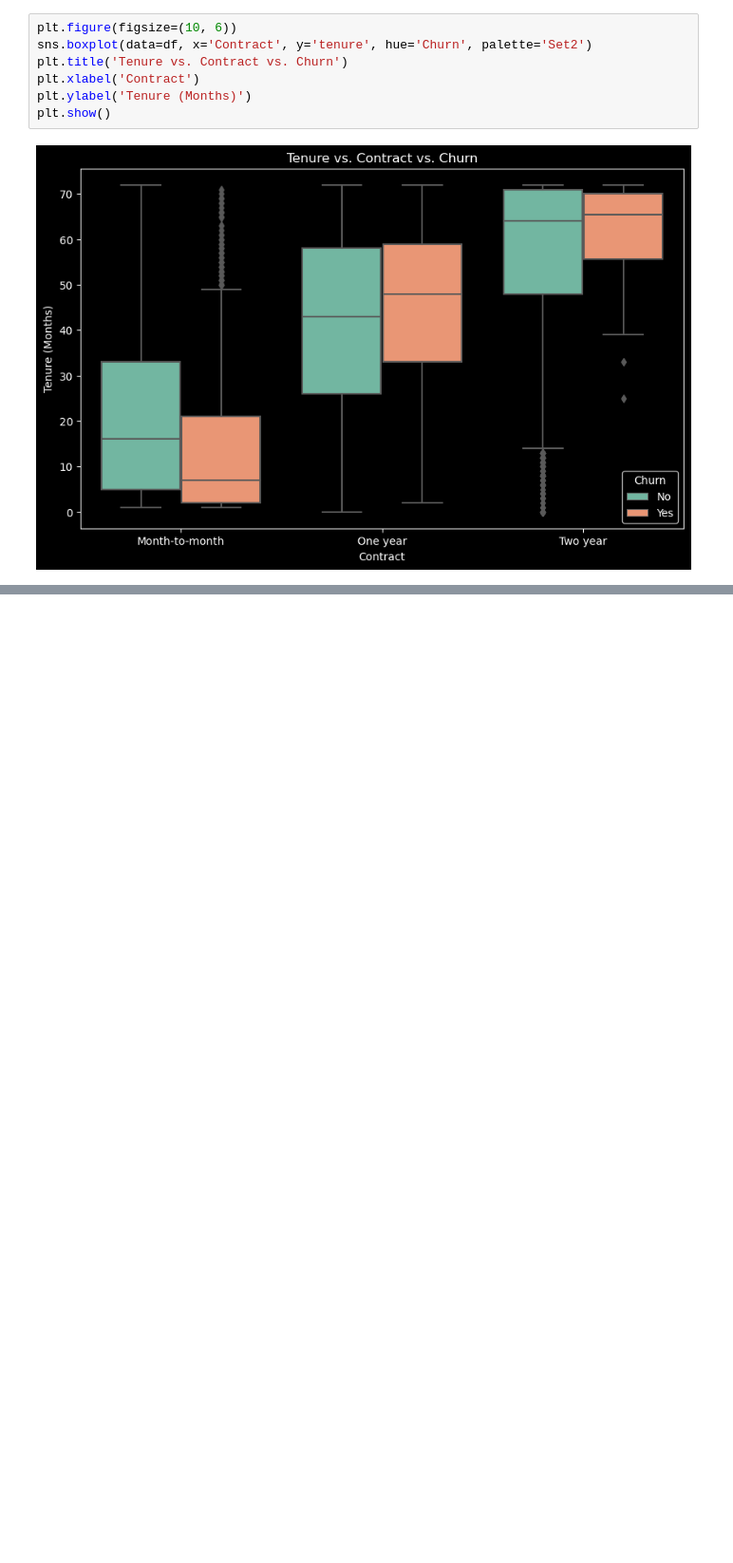
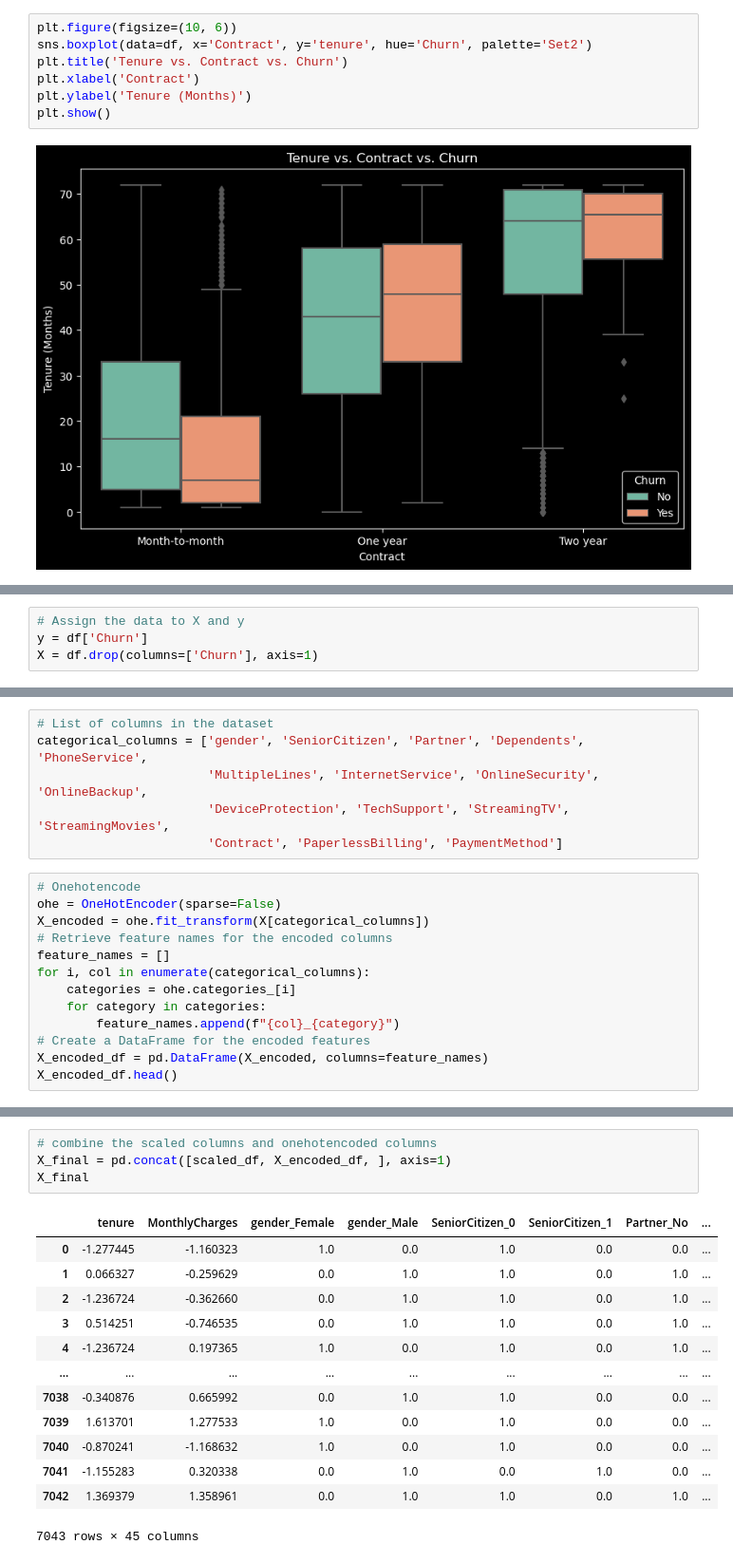
Before and after one commit to marwa9975/Telco_Customer_Churn_Analysis, a Jupyter notebook: notebook.ipynb, the cells around one changed output, grey strips where cells are left out. Shown at 95% size. Drawn from its saved outputs; the diff is of its cells as text; blank space fills up the shorter version.

```diff
--- a/notebook.ipynb
+++ b/notebook.ipynb
@@ -483,0 +565,4 @@ plt.show()
+# %%
+# Assign the data to X and y
+y = df['Churn']
+X = df.drop(columns=['Churn'], axis=1)
@@ -483,0 +582,19 @@ plt.show()
+# %%
+# List of columns in the dataset
+categorical_columns = ['gender', 'SeniorCitizen', 'Partner', 'Dependents', 'PhoneService',
+                       'MultipleLines', 'InternetService', 'OnlineSecurity', 'OnlineBackup',
+                       'DeviceProtection', 'TechSupport', 'StreamingTV', 'StreamingMovies',
+                       'Contract', 'PaperlessBilling', 'PaymentMethod']
+# %%
+# Onehotencode
+ohe = OneHotEncoder(sparse=False)
+X_encoded = ohe.fit_transform(X[categorical_columns])
+# Retrieve feature names for the encoded columns
+feature_names = []
+for i, col in enumerate(categorical_columns):
+    categories = ohe.categories_[i]
+    for category in categories:
+        feature_names.append(f"{col}_{category}")
+# Create a DataFrame for the encoded features
+X_encoded_df = pd.DataFrame(X_encoded, columns=feature_names)
+X_encoded_df.head()
@@ -483,0 +633,18 @@ plt.show()
+# %%
+# combine the scaled columns and onehotencoded columns
+X_final = pd.concat([scaled_df, X_encoded_df, ], axis=1)
+X_final
+# %% [output]
+|  | tenure | MonthlyCharges | gender_Female | gender_Male | SeniorCitizen_0 | SeniorCitizen_1 | Partner_No | ... |
+| 0 | -1.277445 | -1.160323 | 1.0 | 0.0 | 1.0 | 0.0 | 0.0 | ... |
+| 1 | 0.066327 | -0.259629 | 0.0 | 1.0 | 1.0 | 0.0 | 1.0 | ... |
+| 2 | -1.236724 | -0.362660 | 0.0 | 1.0 | 1.0 | 0.0 | 1.0 | ... |
+| 3 | 0.514251 | -0.746535 | 0.0 | 1.0 | 1.0 | 0.0 | 1.0 | ... |
+| 4 | -1.236724 | 0.197365 | 1.0 | 0.0 | 1.0 | 0.0 | 1.0 | ... |
+| ... | ... | ... | ... | ... | ... | ... | ... | ... |
+| 7038 | -0.340876 | 0.665992 | 0.0 | 1.0 | 1.0 | 0.0 | 0.0 | ... |
+| 7039 | 1.613701 | 1.277533 | 1.0 | 0.0 | 1.0 | 0.0 | 0.0 | ... |
+| 7040 | -0.870241 | -1.168632 | 1.0 | 0.0 | 1.0 | 0.0 | 0.0 | ... |
+| 7041 | -1.155283 | 0.320338 | 0.0 | 1.0 | 0.0 | 1.0 | 0.0 | ... |
+| 7042 | 1.369379 | 1.358961 | 0.0 | 1.0 | 1.0 | 0.0 | 1.0 | ... |
+7043 rows × 45 columns
```
Also changed, not shown: parts of 37 cells of this notebook.
